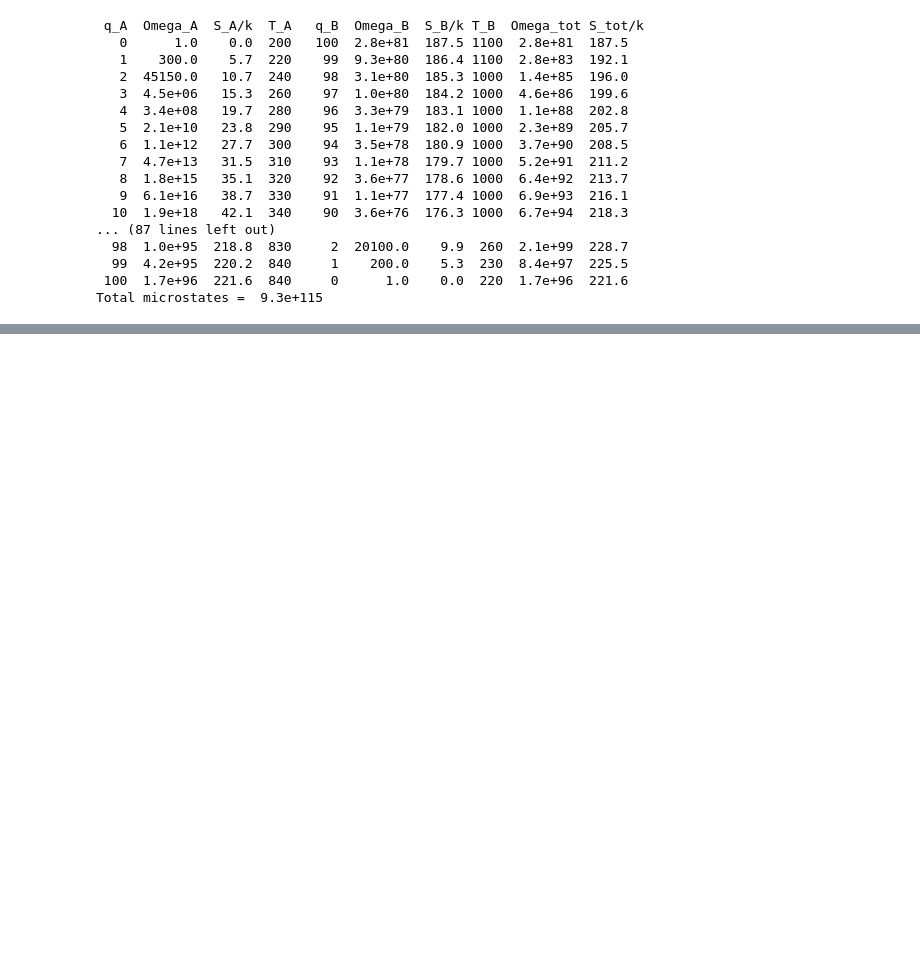
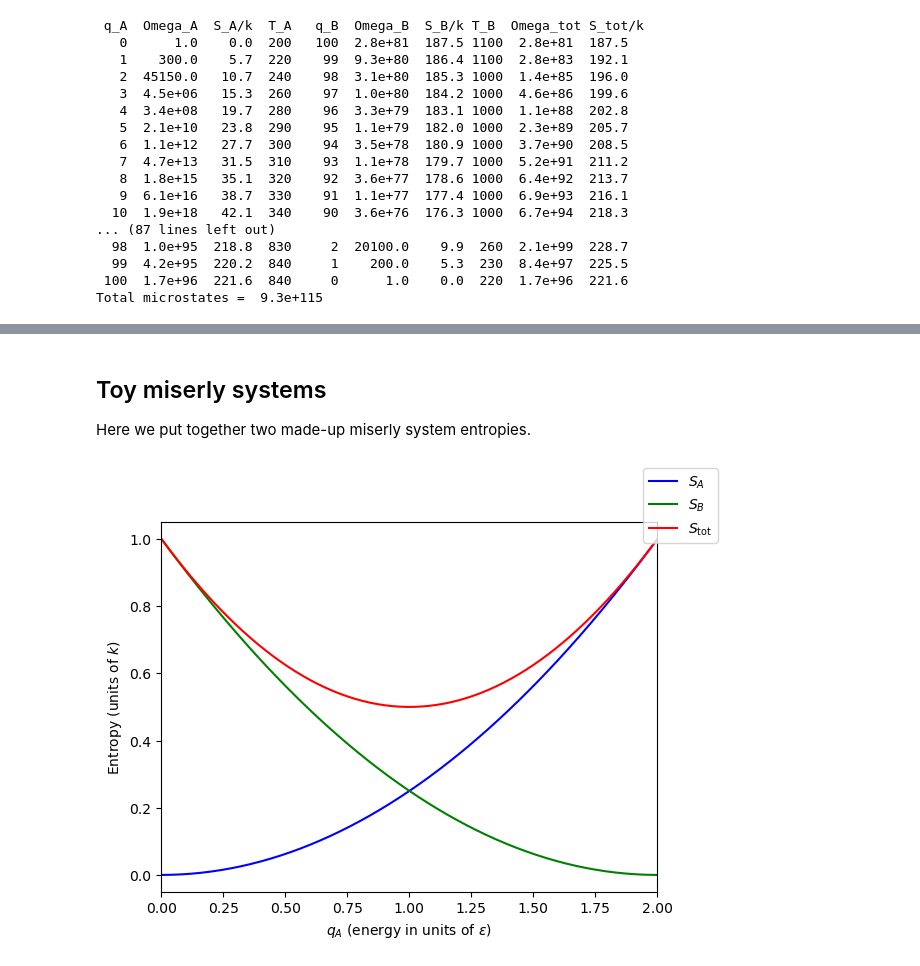
Before and after one commit to furnstahl/Physics-5600, a Jupyter notebook: Schroeder_Table_3p1_Figure_3p1.ipynb, the cells around one changed output, grey strips where cells are left out. Drawn from its saved outputs; the diff is of its cells as text; code cells hidden in the pictures; blank space fills up the shorter version.

```diff
--- a/Schroeder_Table_3p1_Figure_3p1.ipynb
+++ b/Schroeder_Table_3p1_Figure_3p1.ipynb
@@ -184,0 +185,21 @@ fig.legend();
+# %% [markdown]
+## Toy miserly systems
+Here we put together two made-up miserly system entropies.
+# %%
+fig1, ax1 = plt.subplots(1, 1)
+q_array2 = np.arange(0, 2.01, .01)
+q_tot2 = 2
+S_A_array2 = q_array2**2 / 4
+S_B_array2 = (q_tot2 - q_array2)**2 / 4
+S_tot_array2 = S_A_array2 + S_B_array2
+
+ax1.plot(q_array2, S_A_array2, label=r'$S_A$', color='blue')
+ax1.plot(q_array2, S_B_array2, label=r'$S_B$', color='green')
+ax1.plot(q_array2, S_tot_array2, label=r'$S_{\rm tot}$', color='red')
+
+ax1.set_xlabel(r'$q_A$ (energy in units of $\varepsilon$)')
+ax1.set_ylabel(r'Entropy (units of $k$)')
+ax1.set_xlim(q_array2[0], q_array2[-1])
+fig1.legend();
+# %% [output]
+[figure, added]
```
Also changed, not shown: parts of 13 cells of this notebook.
